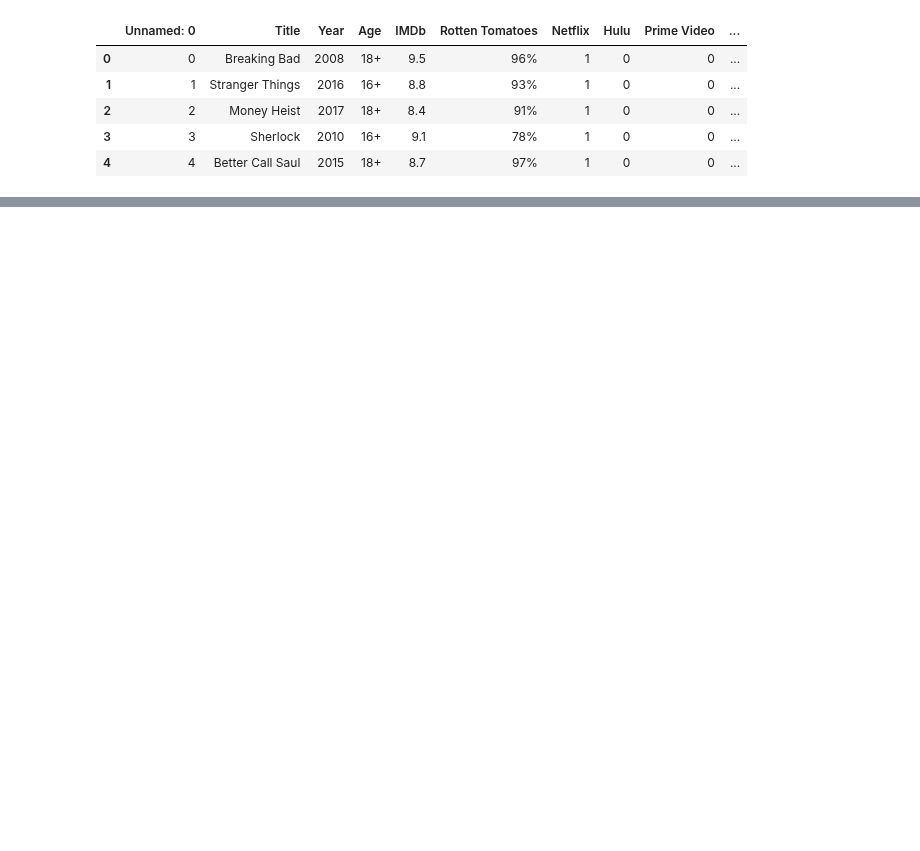
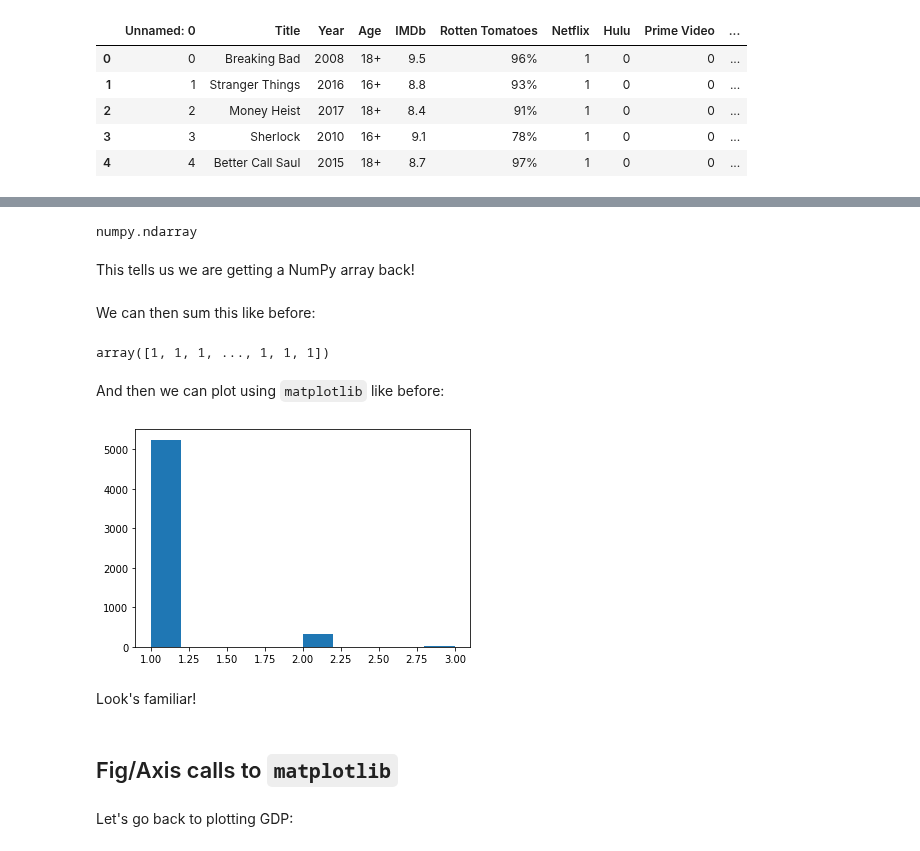
Before and after one commit to jnaiman/csci-p-14110_su2020, a Jupyter notebook: lesson04/prep_notebook_lesson04.ipynb, the cells around one changed output, grey strips where cells are left out. Drawn from its saved outputs; the diff is of its cells as text; code cells hidden in the pictures; blank space fills up the shorter version.

```diff
--- a/lesson04/prep_notebook_lesson04.ipynb
+++ b/lesson04/prep_notebook_lesson04.ipynb
@@ -201,0 +344,2 @@ TahDah!
+# %%
+myArray = movies.loc[:,['Netflix', 'Hulu', 'Prime Video', 'Disney+']].values
@@ -201,0 +348,25 @@ TahDah!
+# %%
+type(myArray)
+# %% [output]
+numpy.ndarray
+# %% [markdown]
+This tells us we are getting a NumPy array back!
+# %% [markdown]
+We can then sum this like before:
+# %%
+myArray.sum(axis=1) # counts number of services
+# %% [output]
+array([1, 1, 1, ..., 1, 1, 1])
+# %% [markdown]
+And then we can plot using `matplotlib` like before:
+# %%
+plt.hist(myArray.sum(axis=1))
+plt.show()
+# %% [output]
+[figure, added]
+# %% [markdown]
+Look's familiar!
+# %% [markdown]
+## Fig/Axis calls to `matplotlib`
+# %% [markdown]
+Let's go back to plotting GDP:
```
Also changed, not shown: parts of 94 cells of this notebook, 1 other file.
